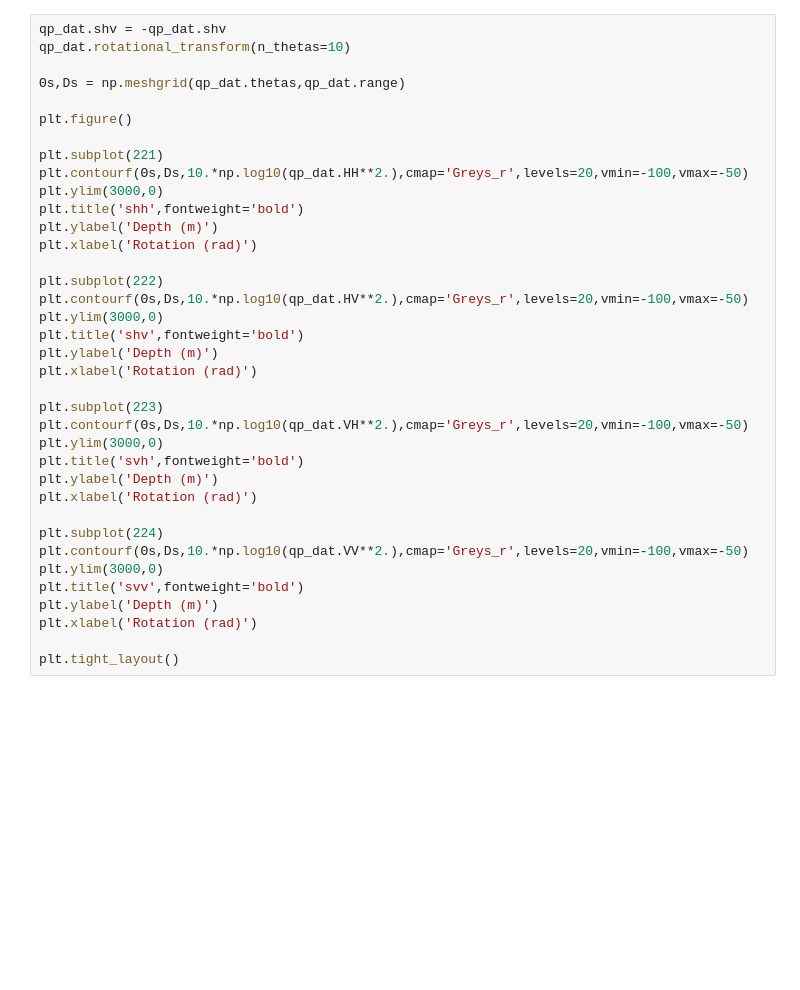
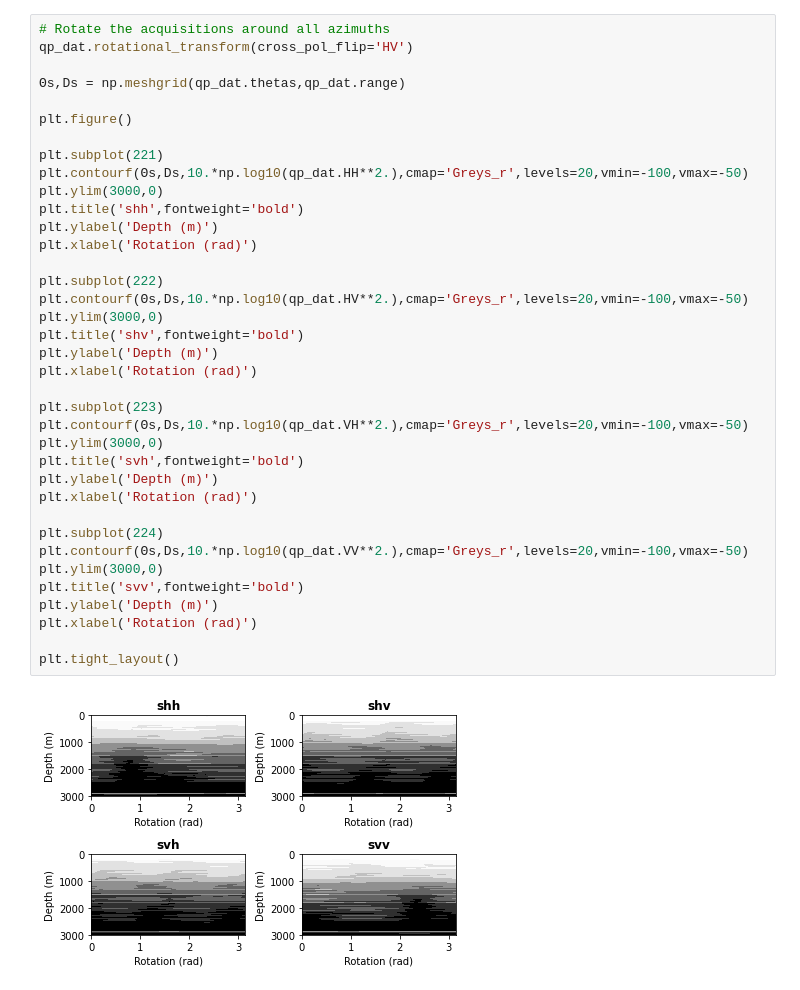
Before and after one commit to benhills/ImpDAR_tutorials, a Jupyter notebook: apres/ImpDAR_Polarimetry_Tutorial.ipynb, the cells around one changed output. Drawn from its saved outputs; the diff is of its cells as text; blank space fills up the shorter version.

```diff
--- a/apres/ImpDAR_Polarimetry_Tutorial.ipynb
+++ b/apres/ImpDAR_Polarimetry_Tutorial.ipynb
@@ -57,6 +85,6 @@ plt.tight_layout()
 # %%
-qp_dat.shv = -qp_dat.shv
-qp_dat.rotational_transform(n_thetas=10)
+# Rotate the acquisitions around all azimuths
+qp_dat.rotational_transform(cross_pol_flip='HV')
 
 Θs,Ds = np.meshgrid(qp_dat.thetas,qp_dat.range)
 
@@ -64,30 +92,32 @@ plt.figure()
 
 plt.subplot(221)
 plt.contourf(Θs,Ds,10.*np.log10(qp_dat.HH**2.),cmap='Greys_r',levels=20,vmin=-100,vmax=-50)
 plt.ylim(3000,0)
 plt.title('shh',fontweight='bold')
 plt.ylabel('Depth (m)')
 plt.xlabel('Rotation (rad)')
 
 plt.subplot(222)
 plt.contourf(Θs,Ds,10.*np.log10(qp_dat.HV**2.),cmap='Greys_r',levels=20,vmin=-100,vmax=-50)
 plt.ylim(3000,0)
 plt.title('shv',fontweight='bold')
 plt.ylabel('Depth (m)')
 plt.xlabel('Rotation (rad)')
 
 plt.subplot(223)
 plt.contourf(Θs,Ds,10.*np.log10(qp_dat.VH**2.),cmap='Greys_r',levels=20,vmin=-100,vmax=-50)
 plt.ylim(3000,0)
 plt.title('svh',fontweight='bold')
 plt.ylabel('Depth (m)')
 plt.xlabel('Rotation (rad)')
 
 plt.subplot(224)
 plt.contourf(Θs,Ds,10.*np.log10(qp_dat.VV**2.),cmap='Greys_r',levels=20,vmin=-100,vmax=-50)
 plt.ylim(3000,0)
 plt.title('svv',fontweight='bold')
 plt.ylabel('Depth (m)')
 plt.xlabel('Rotation (rad)')
 
 plt.tight_layout()
+# %% [output]
+[figure, added]
```
Also changed, not shown: parts of 10 cells of this notebook.
